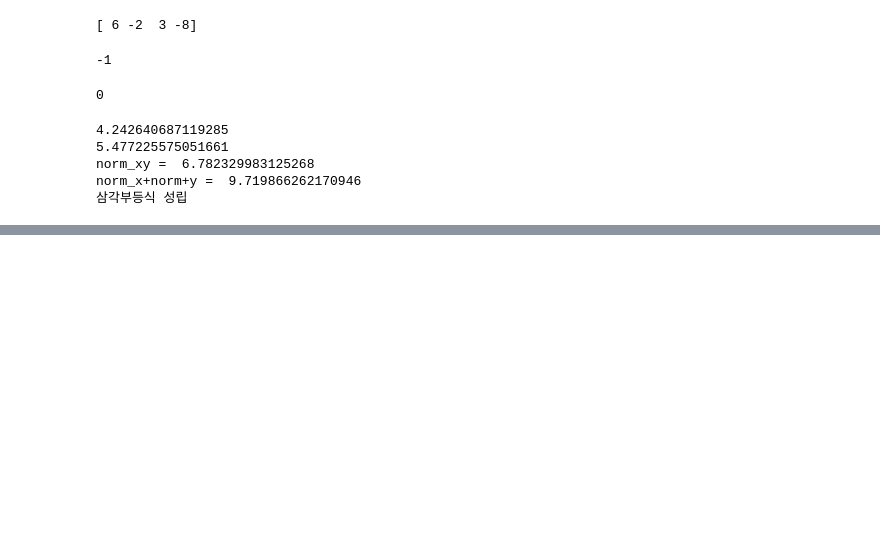
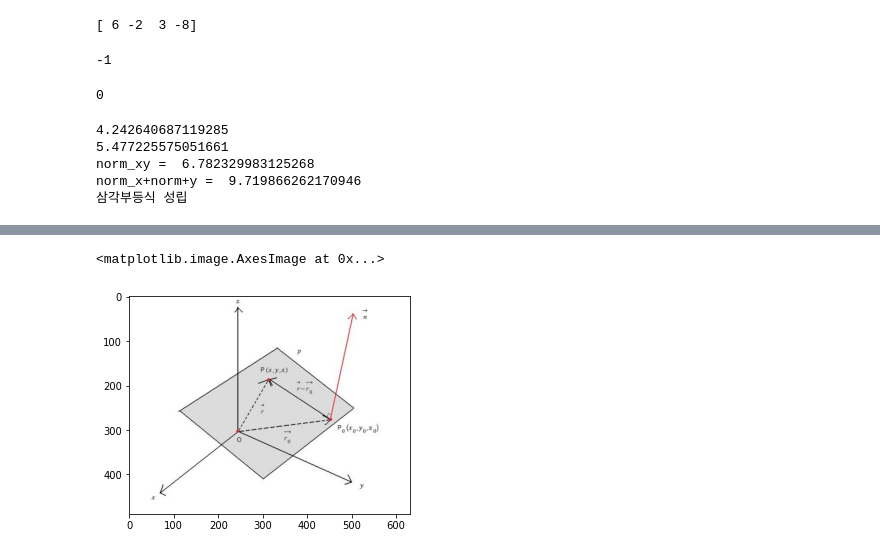
Before and after one commit to MinsuKim3095/study, a Jupyter notebook: 4.선형대수학/선형대수학_numpy로 구현하면서 공부하기.ipynb, the cells around one changed output, grey strips where cells are left out. Saved outputs shown, nothing was run; the diff lists cells and outputs as text; code cells hidden in the pictures; blank space fills up the shorter version.

```diff
--- a/4.선형대수학/선형대수학_numpy로 구현하면서 공부하기.ipynb
+++ b/4.선형대수학/선형대수학_numpy로 구현하면서 공부하기.ipynb
@@ -262,0 +282,6 @@ norm_x+norm+y =  9.719866262170946
+# %%
+image = Image.open('3.jpg')
+plt.imshow(image)
+# %% [output]
+<matplotlib.image.AxesImage at 0x...>
+[figure, added]
```
Also changed, not shown: parts of 12 cells of this notebook, 3 other files.
